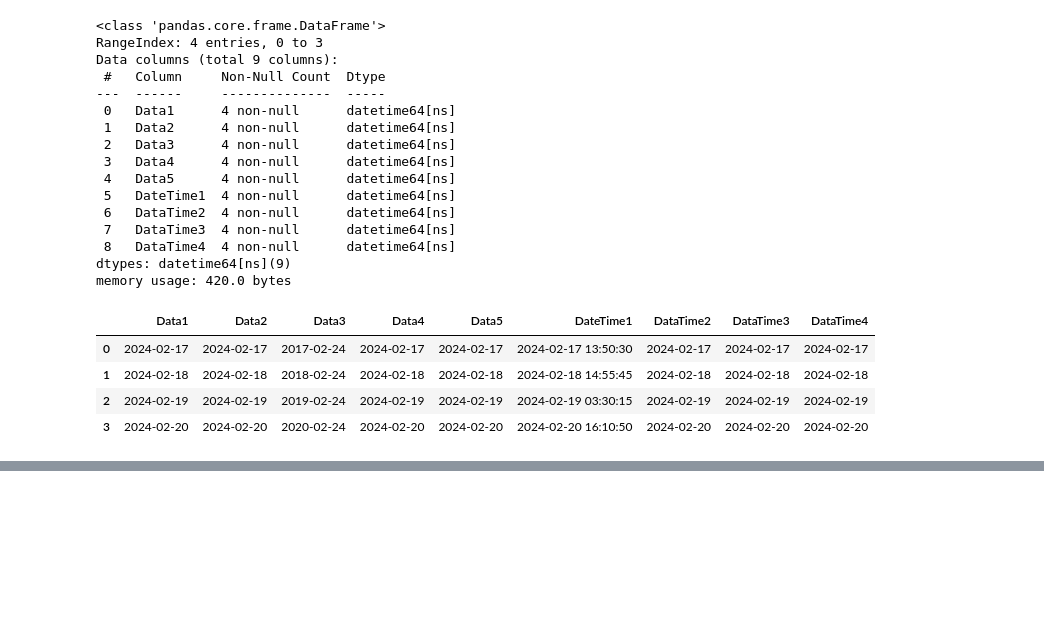
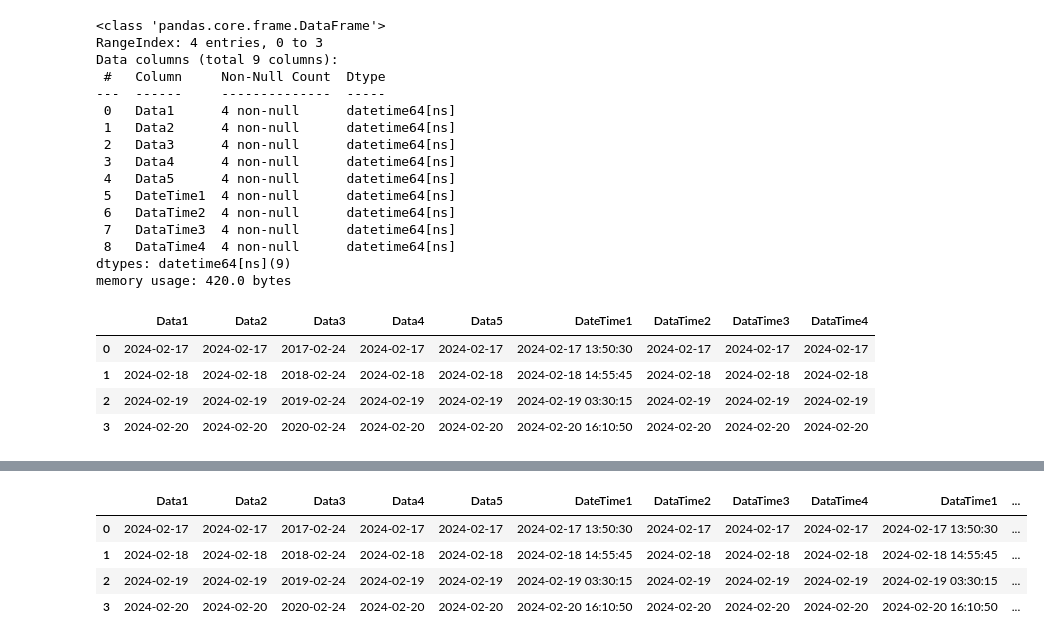
Before and after one commit to gumurytv/bigdataCert, a Jupyter notebook: 빅분기_실기_PART1_연습.ipynb, the cells around one changed output, grey strips where cells are left out. Drawn from its saved outputs; the diff is of its cells as text; code cells hidden in the pictures; blank space fills up the shorter version.

```diff
--- a/빅분기_실기_PART1_연습.ipynb
+++ b/빅분기_실기_PART1_연습.ipynb
@@ -1643,3 +1910,5 @@ df
 | 1 | 2024-02-18 | 2024-02-18 | 2018-02-24 | 2024-02-18 | 2024-02-18 | 2024-02-18 14:55:45 | 2024-02-18 | 2024-02-18 | 2024-02-18 |
 | 2 | 2024-02-19 | 2024-02-19 | 2019-02-24 | 2024-02-19 | 2024-02-19 | 2024-02-19 03:30:15 | 2024-02-19 | 2024-02-19 | 2024-02-19 |
 | 3 | 2024-02-20 | 2024-02-20 | 2020-02-24 | 2024-02-20 | 2024-02-20 | 2024-02-20 16:10:50 | 2024-02-20 | 2024-02-20 | 2024-02-20 |
+# %%
+df=pd.read_csv('date_data.csv')
@@ -1645,0 +1942,10 @@ df
+# %%
+df['Data1']=pd.to_datetime(df['Data1'])
+df['Data2']=pd.to_datetime(df['Data2'],format='%Y:%m:%d')
+df['Data3']=pd.to_datetime(df['Data3'])
+df['Data4']=pd.to_datetime(df['Data4'])
+df['Data5']=pd.to_datetime(df['Data5'])
+df['DataTime1']=pd.to_datetime(df['DateTime1'],format='%Y-%m-%d %H:%M:%S')
+df['DataTime2']=pd.to_datetime(df['DataTime2'])
+df['DataTime3']=pd.to_datetime(df['DataTime3'])
+df['DataTime4']=pd.to_datetime(df['DataTime4'])
@@ -1645,0 +1980,12 @@ df
+# %%
+df['year']=df['DataTime2'].dt.year
+df['month']=df['DataTime2'].dt.month
+df['day']=df['DataTime2'].dt.day
+# %%
+df
+# %% [output]
+|  | Data1 | Data2 | Data3 | Data4 | Data5 | DateTime1 | DataTime2 | DataTime3 | DataTime4 | DataTime1 | ... |
+| 0 | 2024-02-17 | 2024-02-17 | 2017-02-24 | 2024-02-17 | 2024-02-17 | 2024-02-17 13:50:30 | 2024-02-17 | 2024-02-17 | 2024-02-17 | 2024-02-17 13:50:30 | ... |
+| 1 | 2024-02-18 | 2024-02-18 | 2018-02-24 | 2024-02-18 | 2024-02-18 | 2024-02-18 14:55:45 | 2024-02-18 | 2024-02-18 | 2024-02-18 | 2024-02-18 14:55:45 | ... |
+| 2 | 2024-02-19 | 2024-02-19 | 2019-02-24 | 2024-02-19 | 2024-02-19 | 2024-02-19 03:30:15 | 2024-02-19 | 2024-02-19 | 2024-02-19 | 2024-02-19 03:30:15 | ... |
+| 3 | 2024-02-20 | 2024-02-20 | 2020-02-24 | 2024-02-20 | 2024-02-20 | 2024-02-20 16:10:50 | 2024-02-20 | 2024-02-20 | 2024-02-20 | 2024-02-20 16:10:50 | ... |
```
Also changed, not shown: parts of 106 cells of this notebook.
